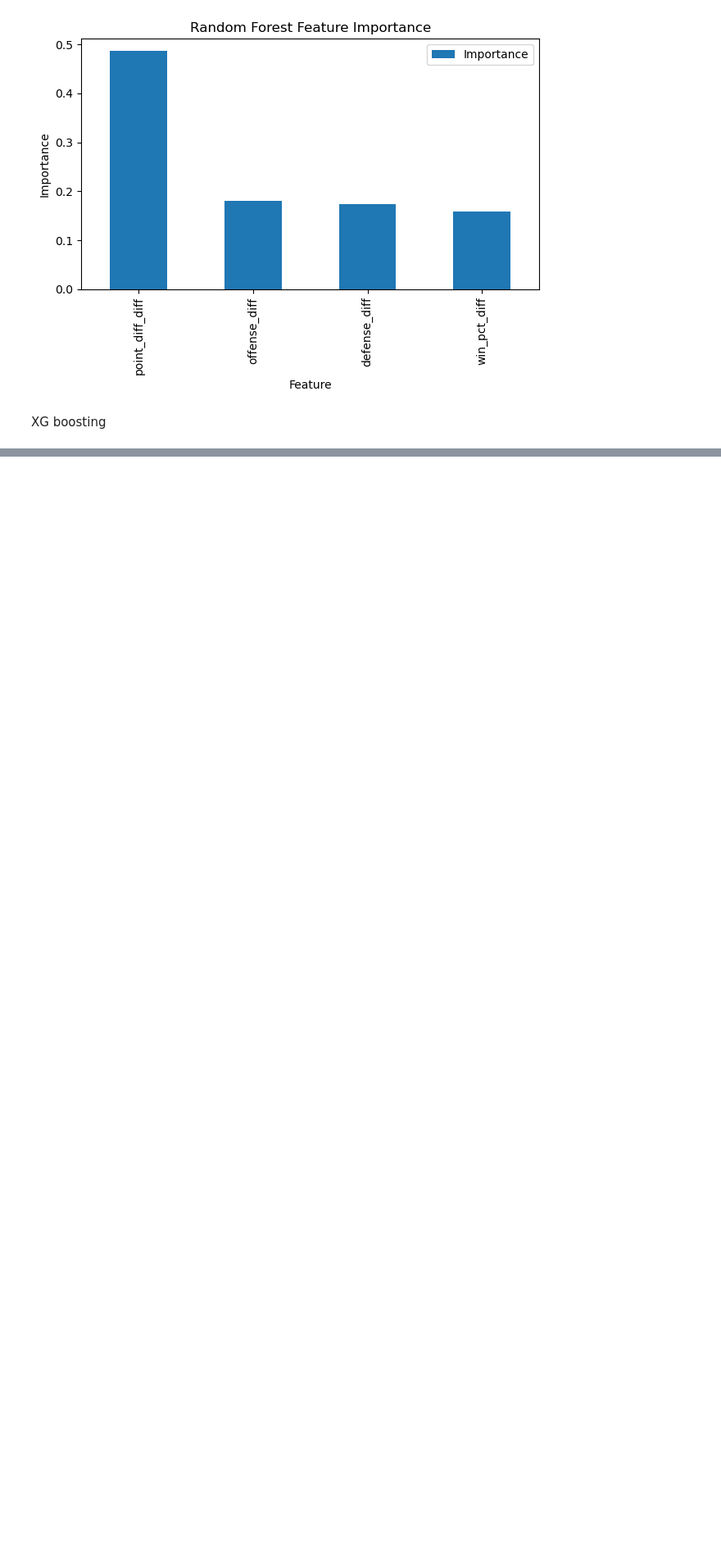
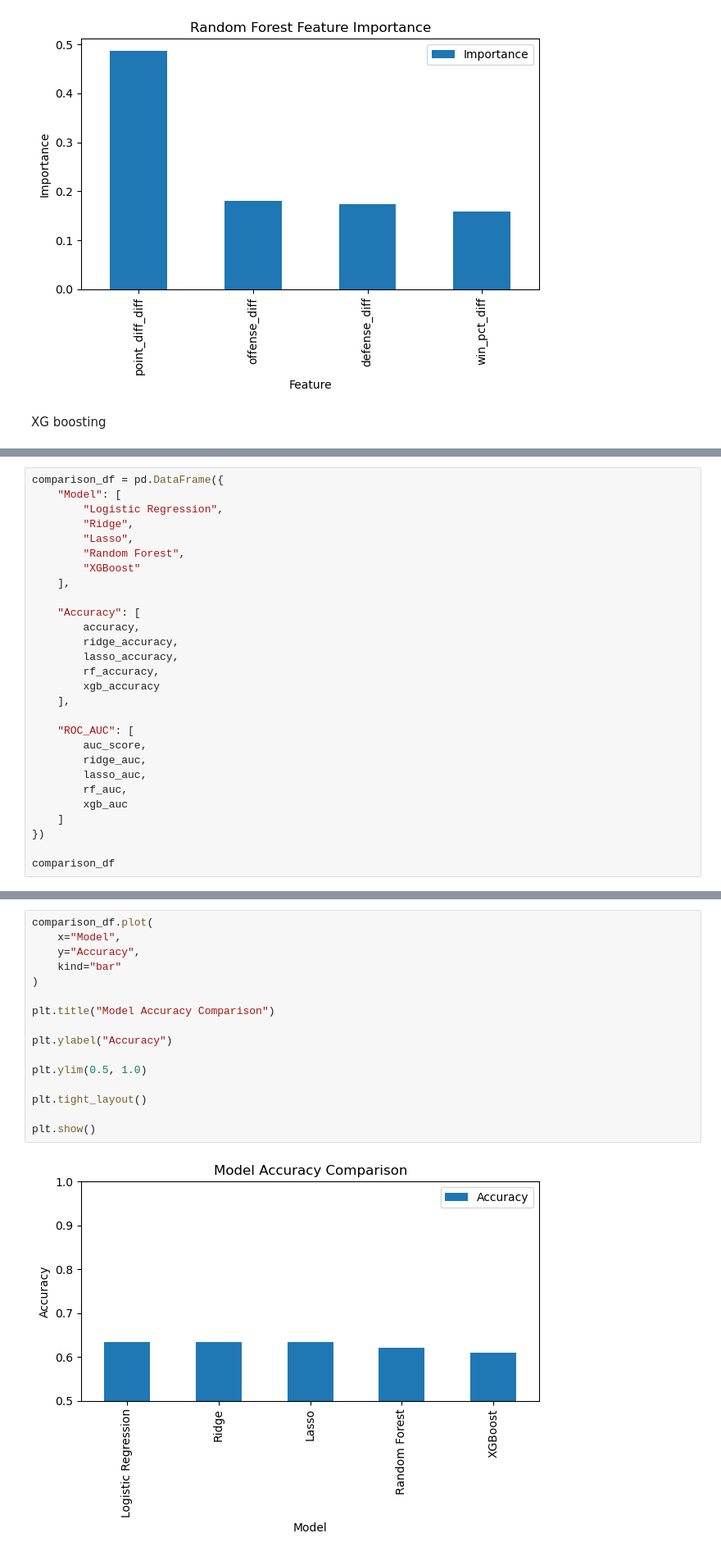
Before and after one commit to AayushPandey-hub/nba-win-prediction, a Jupyter notebook: modeling.ipynb, the cells around one changed output, grey strips where cells are left out. Shown at 82% size. Saved outputs shown, nothing was run; the diff lists cells and outputs as text; blank space fills up the shorter version.

```diff
--- a/modeling.ipynb
+++ b/modeling.ipynb
@@ -367,0 +449,28 @@ XG boosting
+# %%
+comparison_df = pd.DataFrame({
+    "Model": [
+        "Logistic Regression",
+        "Ridge",
+        "Lasso",
+        "Random Forest",
+        "XGBoost"
+    ],
+
+    "Accuracy": [
+        accuracy,
+        ridge_accuracy,
+        lasso_accuracy,
+        rf_accuracy,
+        xgb_accuracy
+    ],
+
+    "ROC_AUC": [
+        auc_score,
+        ridge_auc,
+        lasso_auc,
+        rf_auc,
+        xgb_auc
+    ]
+})
+
+comparison_df
@@ -367,0 +484,18 @@ XG boosting
+# %%
+comparison_df.plot(
+    x="Model",
+    y="Accuracy",
+    kind="bar"
+)
+
+plt.title("Model Accuracy Comparison")
+
+plt.ylabel("Accuracy")
+
+plt.ylim(0.5, 1.0)
+
+plt.tight_layout()
+
+plt.show()
+# %% [output]
+[figure, added]
```
Also changed, not shown: parts of 20 cells of this notebook, 2 other files.
